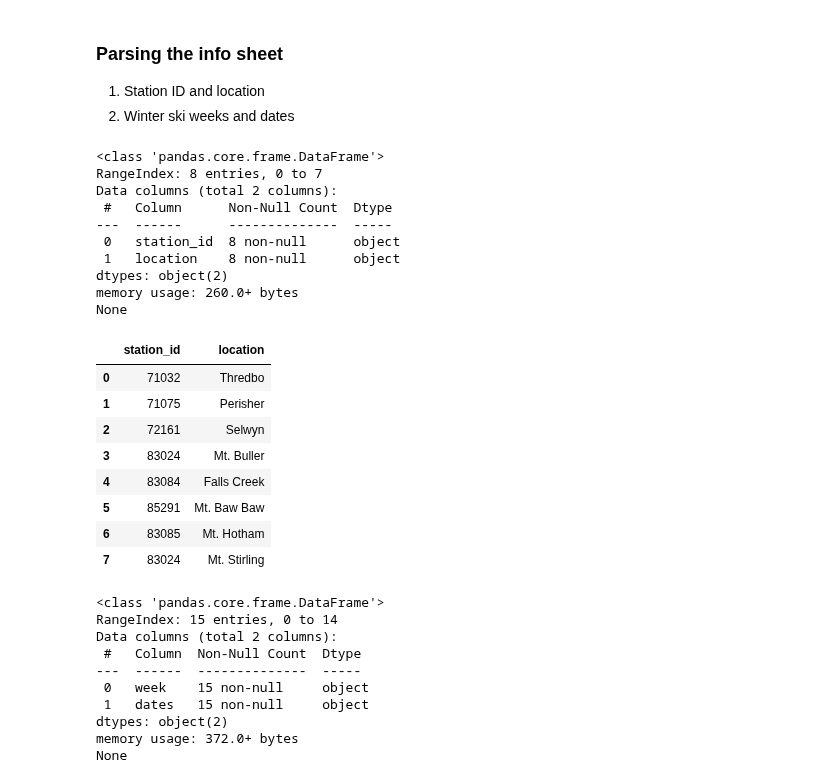
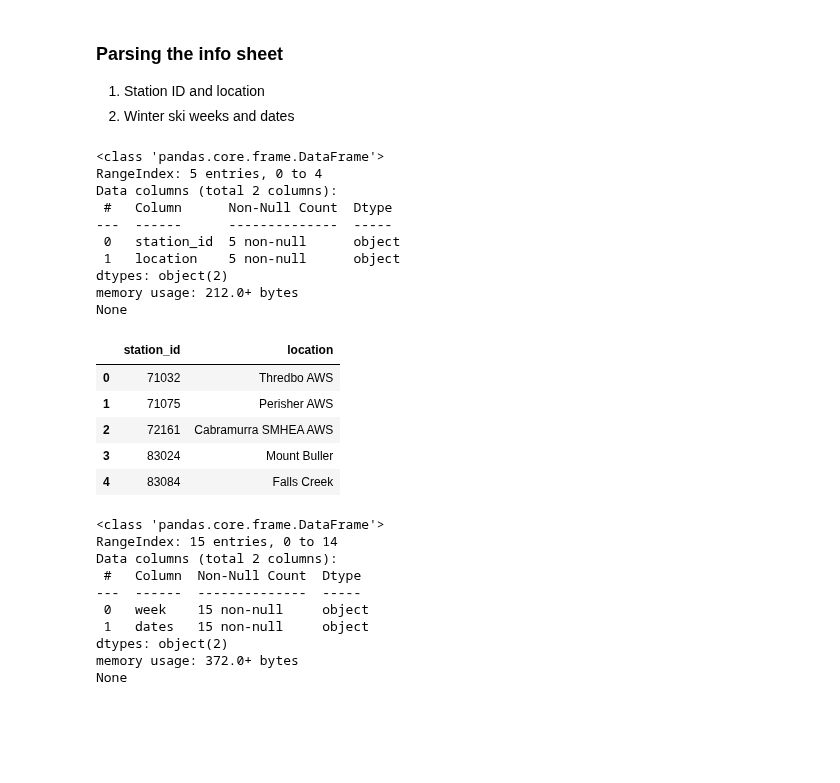
Before and after one commit to bsri0004/R2B2, a Jupyter notebook: src/data_parsing.ipynb, the cells around one changed output. Saved outputs shown, nothing was run; the diff lists cells and outputs as text; code cells hidden in the pictures; blank space fills up the shorter version.

```diff
--- a/src/data_parsing.ipynb
+++ b/src/data_parsing.ipynb
@@ -19,39 +19,28 @@ info_data, visitation_data, climate_data = [v for _, v in excel_sheets.items()]
 # %%
 location_id = info_data.iloc[21:26,1].copy()
 location_id = pd.DataFrame(location_id.str.split(" - ").to_list(), columns=["station_id", "location"])
-
-st_id = (85291, 83085, 83024)
-resort = ("Mt. Baw Baw", "Mt. Hotham", "Mt. Stirling")
-addtl_rows = [{"station_id": id, "location": loc} for id, loc in zip(st_id, resort)]
-location_id = pd.concat([location_id, pd.DataFrame(addtl_rows)]).reset_index(drop=True)
-location_id["location"] = location_id["location"].str.replace(" AWS", "").str.replace(" SMHEA", "")
-location_id.loc[location_id.station_id=="83024", "location"] = "Mt. Buller"
-location_id.loc[location_id.station_id=="72161", "location"] = "Selwyn"
 location_id = location_id.astype({"station_id": str})
 
 print(location_id.info())
 
-location_id
+location_id.head()
 # %% [output]
 <class 'pandas.core.frame.DataFrame'>
-RangeIndex: 8 entries, 0 to 7
+RangeIndex: 5 entries, 0 to 4
 Data columns (total 2 columns):
  #   Column      Non-Null Count  Dtype
 ---  ------      --------------  -----
- 0   station_id  8 non-null      object
- 1   location    8 non-null      object
+ 0   station_id  5 non-null      object
+ 1   location    5 non-null      object
 dtypes: object(2)
-memory usage: 260.0+ bytes
+memory usage: 212.0+ bytes
 None
 |  | station_id | location |
-| 0 | 71032 | Thredbo |
-| 1 | 71075 | Perisher |
-| 2 | 72161 | Selwyn |
-| 3 | 83024 | Mt. Buller |
+| 0 | 71032 | Thredbo AWS |
+| 1 | 71075 | Perisher AWS |
+| 2 | 72161 | Cabramurra SMHEA AWS |
+| 3 | 83024 | Mount Buller |
 | 4 | 83084 | Falls Creek |
-| 5 | 85291 | Mt. Baw Baw |
-| 6 | 83085 | Mt. Hotham |
-| 7 | 83024 | Mt. Stirling |
 # %%
 ski_season_dates = (info_data.iloc[35:, 1:].copy()
                     .rename(columns={"Unnamed: 1": "week", "Unnamed: 2": "dates"})
```
Also changed, not shown: parts of 13 cells of this notebook.
